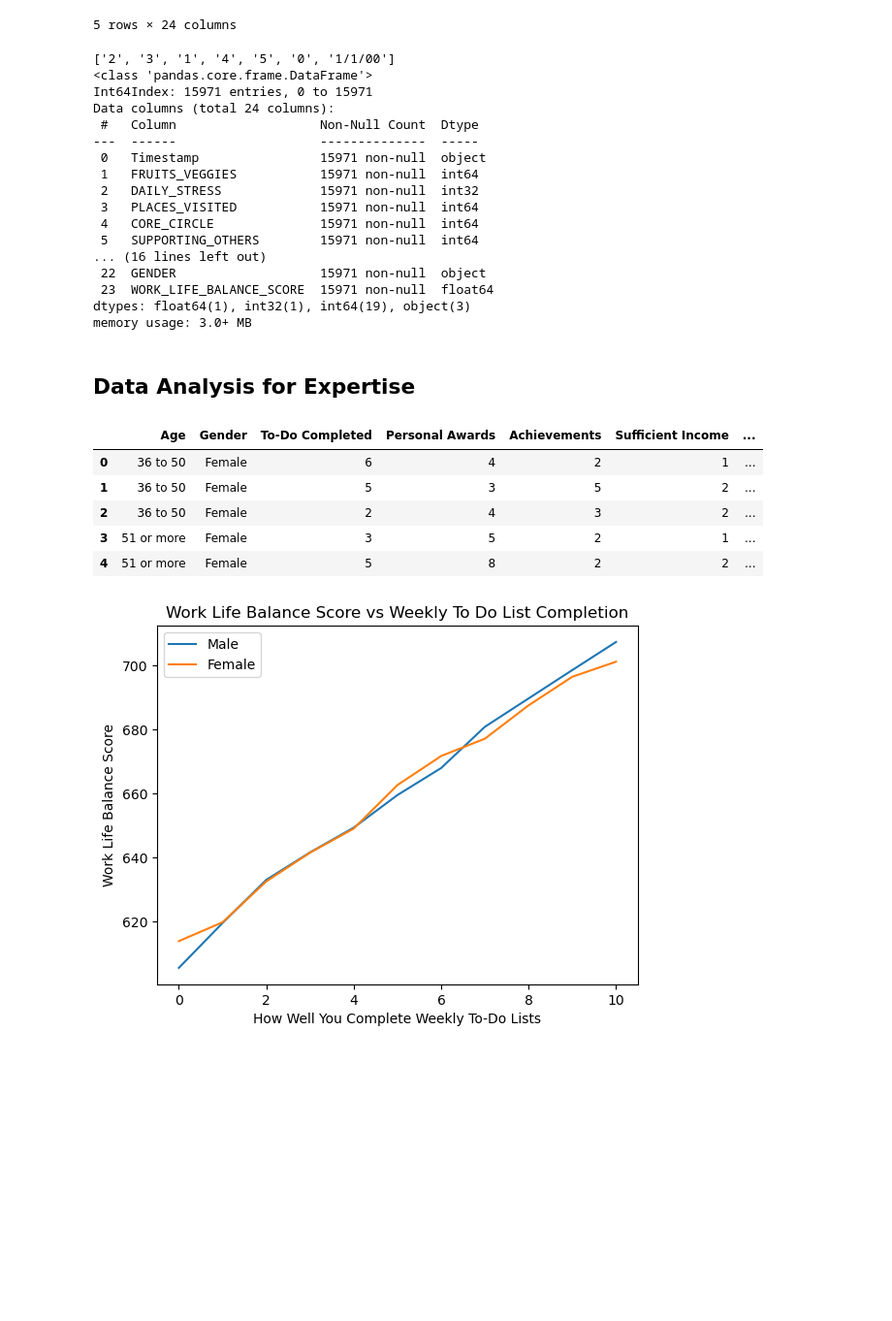
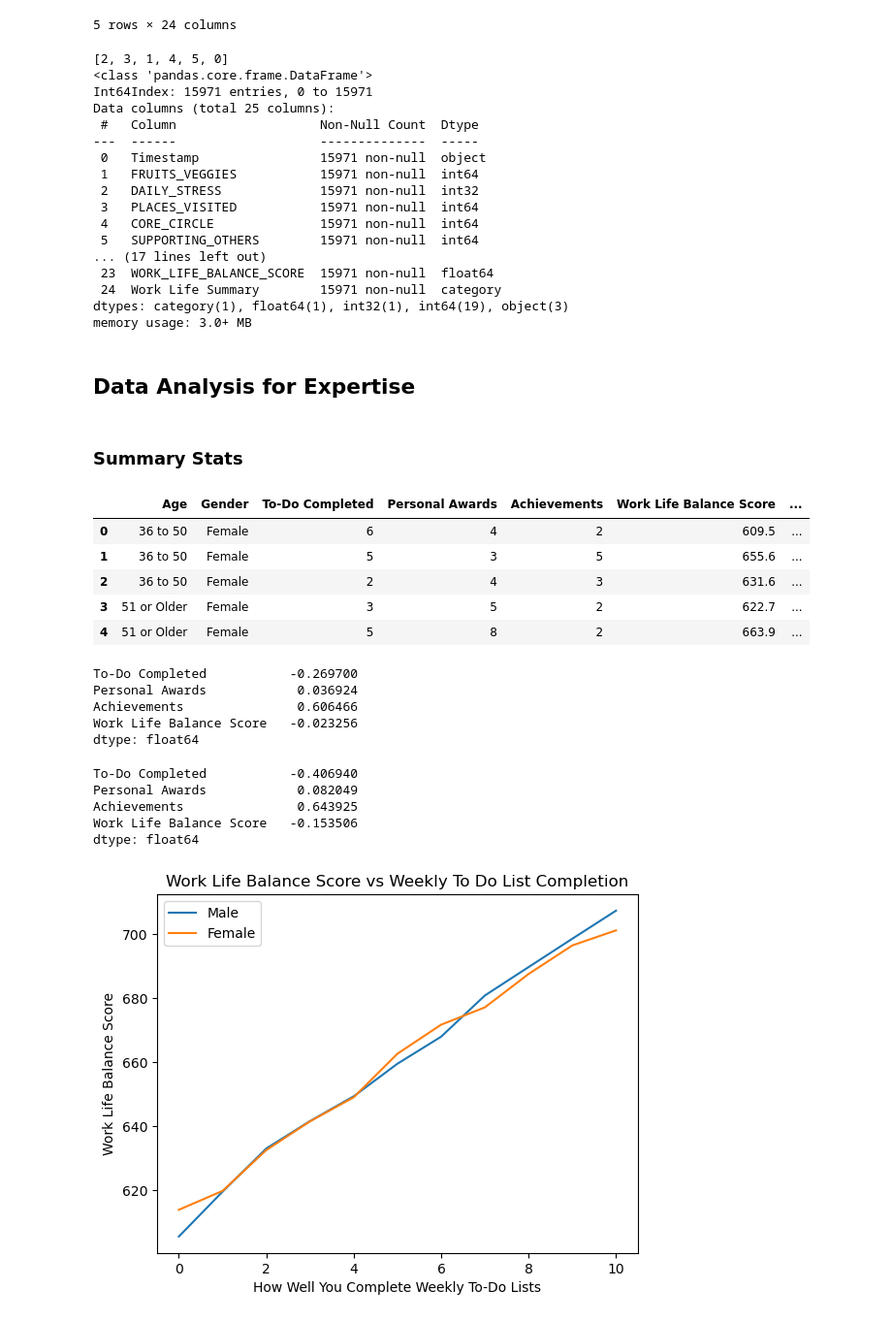
Before and after one commit to jenna-mk/Project_1, a Jupyter notebook: expertise_analysis.ipynb, the cells around one changed output. Shown at 97% size. Saved outputs shown, nothing was run; the diff lists cells and outputs as text; code cells hidden in the pictures; blank space fills up the shorter version.

```diff
--- a/expertise_analysis.ipynb
+++ b/expertise_analysis.ipynb
@@ -41,11 +41,20 @@ wellbeing_df
 # Convert the daily stress column to an integer and check it was converted correctly
 wellbeing_df['DAILY_STRESS'] = wellbeing_df['DAILY_STRESS'].astype(int)
 wellbeing_df.info()
+
+# Rename the age values for clarity purposes
+wellbeing_df = wellbeing_df.replace("Less than 20", "20 or Younger")
+wellbeing_df = wellbeing_df.replace("51 or more", "51 or Older")
+
+# Create bins to categorize work life balance scores
+bins =[0, 550, 680, 900]
+group_names = ['Poor', 'Good', 'Excellent']
+wellbeing_df['Work Life Summary'] = pd.cut(wellbeing_df['WORK_LIFE_BALANCE_SCORE'], bins, labels=group_names, include_lowest=True)
 # %% [output]
-['2', '3', '1', '4', '5', '0', '1/1/00']
+[2, 3, 1, 4, 5, 0]
 <class 'pandas.core.frame.DataFrame'>
 Int64Index: 15971 entries, 0 to 15971
-Data columns (total 24 columns):
+Data columns (total 25 columns):
  #   Column                   Non-Null Count  Dtype
 ---  ------                   --------------  -----
  0   Timestamp                15971 non-null  object
@@ -54,30 +63,52 @@ Data columns (total 24 columns):
  3   PLACES_VISITED           15971 non-null  int64
  4   CORE_CIRCLE              15971 non-null  int64
  5   SUPPORTING_OTHERS        15971 non-null  int64
-... (16 lines left out)
- 22  GENDER                   15971 non-null  object
+... (17 lines left out)
  23  WORK_LIFE_BALANCE_SCORE  15971 non-null  float64
-dtypes: float64(1), int32(1), int64(19), object(3)
+ 24  Work Life Summary        15971 non-null  category
+dtypes: category(1), float64(1), int32(1), int64(19), object(3)
 memory usage: 3.0+ MB
 # %% [markdown]
 ## Data Analysis for Expertise
+# %% [markdown]
+### Summary Stats
 # %%
 # Create a new dataframe with the columns for to-do completed, personal awards, achievement,
 # and sufficient income
 expertise_df = wellbeing_df[['AGE','GENDER','TODO_COMPLETED','PERSONAL_AWARDS',
-                             'ACHIEVEMENT','SUFFICIENT_INCOME','WORK_LIFE_BALANCE_SCORE']]
+                             'ACHIEVEMENT','WORK_LIFE_BALANCE_SCORE', 'Work Life Summary']]
 # Rename the columns
 expertise_df = expertise_df.rename(columns={'AGE':'Age','GENDER':'Gender','TODO_COMPLETED':'To-Do Completed','PERSONAL_AWARDS':'Personal Awards',
-                                            'ACHIEVEMENT':'Achievements','SUFFICIENT_INCOME':'Sufficient Income','WORK_LIFE_BALANCE_SCORE':'Work Life Balance Score'},copy=False)
+                                            'ACHIEVEMENT':'Achievements','WORK_LIFE_BALANCE_SCORE':'Work Life Balance Score'},copy=False)
 expertise_df.head()
 # %% [output]
-|  | Age | Gender | To-Do Completed | Personal Awards | Achievements | Sufficient Income | ... |
-| 0 | 36 to 50 | Female | 6 | 4 | 2 | 1 | ... |
-| 1 | 36 to 50 | Female | 5 | 3 | 5 | 2 | ... |
-| 2 | 36 to 50 | Female | 2 | 4 | 3 | 2 | ... |
-| 3 | 51 or more | Female | 3 | 5 | 2 | 1 | ... |
-| 4 | 51 or more | Female | 5 | 8 | 2 | 2 | ... |
+|  | Age | Gender | To-Do Completed | Personal Awards | Achievements | Work Life Balance Score | ... |
+| 0 | 36 to 50 | Female | 6 | 4 | 2 | 609.5 | ... |
+| 1 | 36 to 50 | Female | 5 | 3 | 5 | 655.6 | ... |
+| 2 | 36 to 50 | Female | 2 | 4 | 3 | 631.6 | ... |
+| 3 | 51 or Older | Female | 3 | 5 | 2 | 622.7 | ... |
+| 4 | 51 or Older | Female | 5 | 8 | 2 | 663.9 | ... |
 # %%
 # From the expertise dataframe, create one for males and one for females
 male_expertise = expertise_df[expertise_df['Gender']=='Male']
 female_expertise = expertise_df[expertise_df['Gender']=='Female']
+# %%
+# Check the skew of the male dataframe
+male_skew = male_expertise.skew()
+print(male_skew)
+# %% [output]
+To-Do Completed           -0.269700
+Personal Awards            0.036924
+Achievements               0.606466
+Work Life Balance Score   -0.023256
+dtype: float64
+# %%
+# Check the skew of the female dataframe
+female_skew = female_expertise.skew()
+print(female_skew)
+# %% [output]
+To-Do Completed           -0.406940
+Personal Awards            0.082049
+Achievements               0.643925
+Work Life Balance Score   -0.153506
+dtype: float64
```
Also changed, not shown: parts of 7 cells of this notebook, 2 other files.
